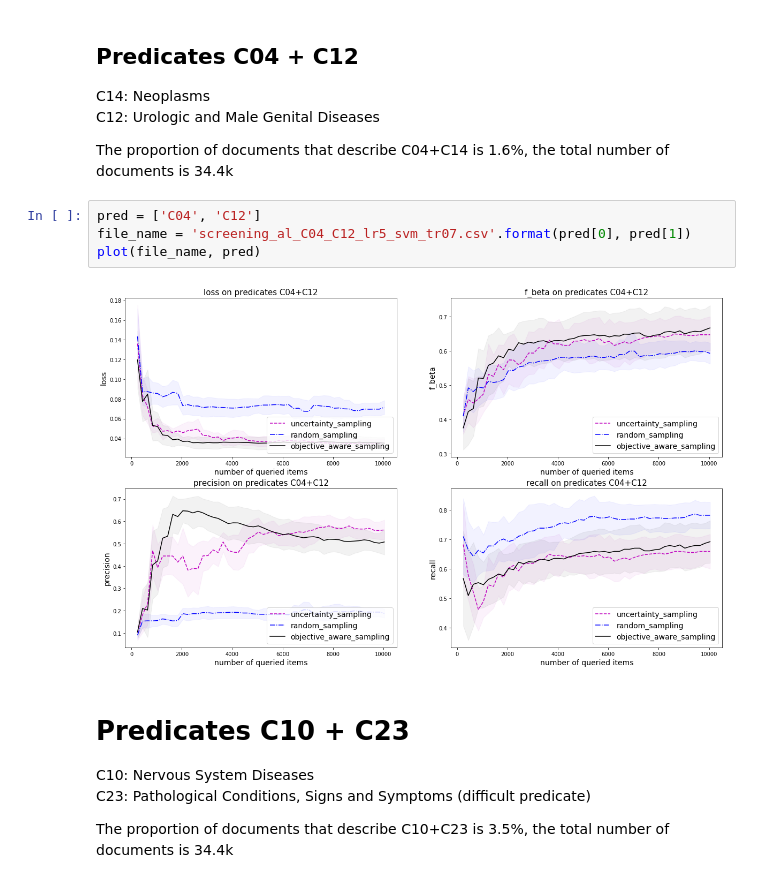
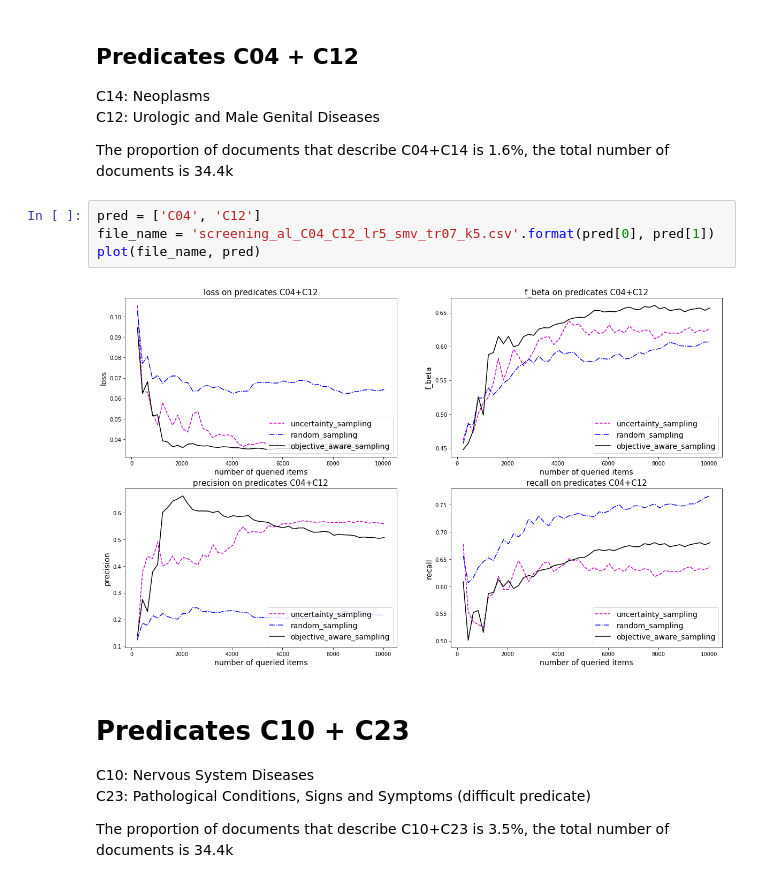
Before and after one commit to Evgeneus/Active-Hybrid-Classificatoin, a Jupyter notebook: notebooks/screening_multi_classifier_al.ipynb, the cells around one changed output. Cells and saved outputs as stored; diff of their text form.

```diff
--- a/notebooks/screening_multi_classifier_al.ipynb
+++ b/notebooks/screening_multi_classifier_al.ipynb
@@ -41,10 +41,10 @@ C12: Urologic and Male Genital Diseases
 The proportion of documents that describe C04+C14 is 1.6%, the total number of documents is 34.4k <br>
 # %%
 pred = ['C04', 'C12']
-file_name = 'screening_al_C04_C12_lr5_svm_tr07.csv'.format(pred[0], pred[1])
+file_name = 'screening_al_C04_C12_lr5_smv_tr07_k5.csv'.format(pred[0], pred[1])
 plot(file_name, pred)
 # %% [output]
-[figure, old version]
+[figure, new version]
 # %% [markdown]
 # Predicates C10 + C23
 C10: Nervous System Diseases  <br>
```
Also changed, not shown: parts of 2 cells of this notebook, 3 other files.
